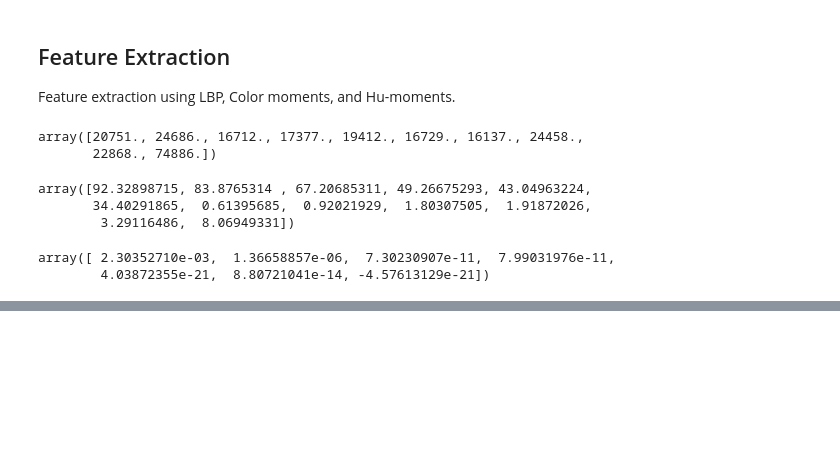
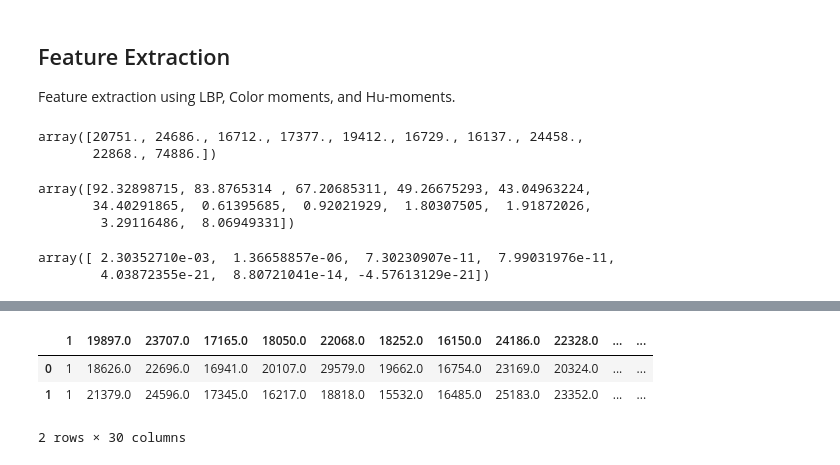
Before and after one commit to zeerafle/oil-palm-stem, a Jupyter notebook: disease_detection.ipynb, the cells around one changed output, grey strips where cells are left out. Saved outputs shown, nothing was run; the diff lists cells and outputs as text; code cells hidden in the pictures; blank space fills up the shorter version.

Commit message:
update the feature extraction export method

```diff
--- a/disease_detection.ipynb
+++ b/disease_detection.ipynb
@@ -110,6 +110,7 @@ def lbp(image: Union[np.ndarray, str], radius: int = 3,  n_points: int = 8, meth
     :param image: input image
     :param radius: radius of LBP
     :param n_points: number of points
+    :param methods: methods to use for LBP
     :return: LBP histogram
     """
     if image is None:
@@ -200,0 +211,3 @@ f.close()
+# %%
+processed_img_feature = extract_feature(PROCESSED_DATASET, 'processed_img_feature')
+orig_img_feature = extract_feature(SELECTED_DATA, 'orig_img_feature')
@@ -200,0 +229,17 @@ f.close()
+# %%
+import pandas as pd
+import os
+
+try:
+    proc_img_df = pd.read_csv(processed_img_feature)
+    orig_img_df = pd.read_csv(orig_img_feature)
+except NameError:
+    proc_img_df = pd.read_csv(os.path.join('data', 'processed_img_feature.csv'))
+    orig_img_df = pd.read_csv(os.path.join('data', 'orig_img_feature.csv'))
+
+orig_img_df.head(2)
+# %% [output]
+|  | 1 | 19897.0 | 23707.0 | 17165.0 | 18050.0 | 22068.0 | 18252.0 | 16150.0 | 24186.0 | 22328.0 | ... | ... |
+| 0 | 1 | 18626.0 | 22696.0 | 16941.0 | 20107.0 | 29579.0 | 19662.0 | 16754.0 | 23169.0 | 20324.0 | ... | ... |
+| 1 | 1 | 21379.0 | 24596.0 | 17345.0 | 16217.0 | 18818.0 | 15532.0 | 16485.0 | 25183.0 | 23352.0 | ... | ... |
+2 rows × 30 columns
```
Also changed, not shown: parts of 2 cells of this notebook, 2 other files.
